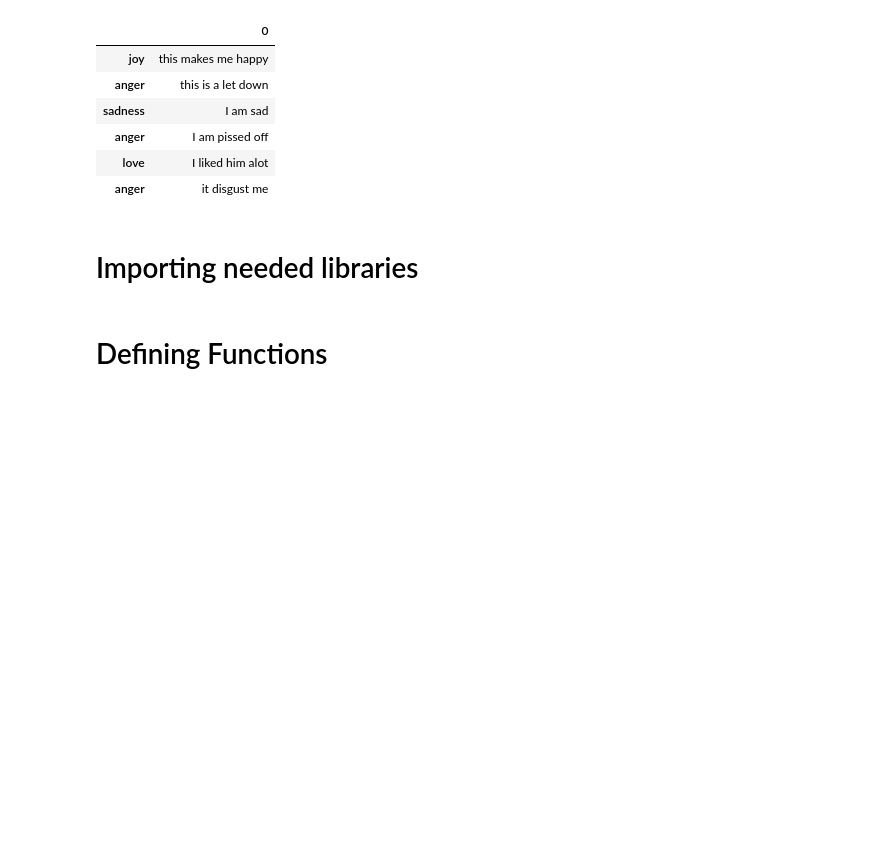
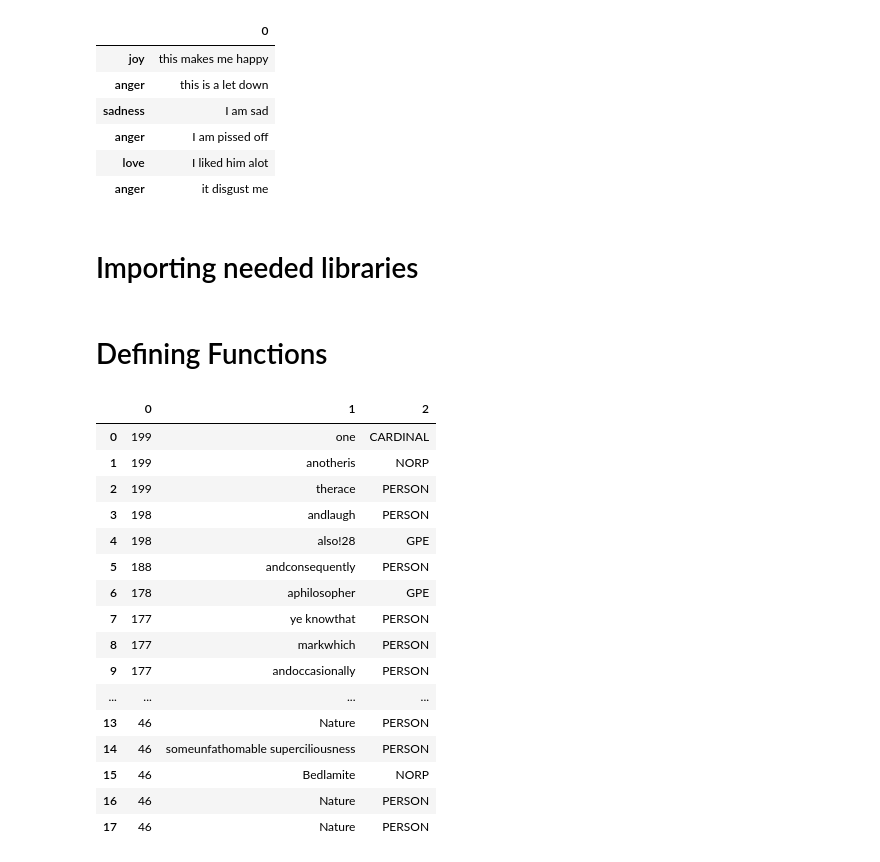
Before and after one commit to KhaldounN/Files-, a Jupyter notebook: FINAL_DSF.ipynb, the cells around one changed output. Saved outputs shown, nothing was run; the diff lists cells and outputs as text; code cells hidden in the pictures; blank space fills up the shorter version.

```diff
--- a/FINAL_DSF.ipynb
+++ b/FINAL_DSF.ipynb
@@ -247,6 +267,63 @@ def Display_emotions(df_emotions , booktitle = 'Book Title'):
         'yanchor': 'top'})
 
   fig.show()
+
+def Analyze_entities(Senteces):
+  df_ent = pd.DataFrame((np.zeros((100,int(len(sentences))))))
+  df_ents = pd.DataFrame((np.zeros((3,int(len(sentences))))))
+  l = []
+  for i , sentence in enumerate(sentences):
+    doc = nlp_md(sentence)
+    df_ent[i].update(doc.ents)
+  for  j , raw in df_ent.iteritems():
+    for i , item in enumerate(raw):
+      item2 = item
+      if str(item2) != '0.0':
+        l = [j , item.text , item.label_]
+        df_ents[i].update(l)
+  df_ents = df_ents.T
+  df_ents = df_ents[df_ents[1] != 0]
+  return df_ents
+# %%
+nlp_md = spacy.load('en_core_web_md')
 # %%
  sentences = Load_book('/content/Beyond good and Evil.txt')
- sentences = sentences
+
+ sentences = sentences[:200]
+# %%
+def Analyze_entities(Senteces):
+  df_ent = pd.DataFrame((np.zeros((100,int(len(sentences))))))
+  df_ents = pd.DataFrame((np.zeros((3,int(len(sentences))))))
+  l = []
+  for i , sentence in enumerate(sentences):
+    doc = nlp_md(sentence)
+    df_ent[i].update(doc.ents)
+  for  j , raw in df_ent.iteritems():
+    for i , item in enumerate(raw):
+      item2 = item
+      if str(item2) != '0.0':
+        l = [j , item.text , item.label_]
+        df_ents[i].update(l)
+  df_ents = df_ents.T
+  df_ents = df_ents[df_ents[1] != 0]
+  return df_ents
+# %%
+Analyze_entities(sentences)
+# %% [output]
+|  | 0 | 1 | 2 |
+| 0 | 199 | one | CARDINAL |
+| 1 | 199 | anotheris | NORP |
+| 2 | 199 | therace | PERSON |
+| 3 | 198 | andlaugh | PERSON |
+| 4 | 198 | also!28 | GPE |
+| 5 | 188 | andconsequently | PERSON |
+| 6 | 178 | aphilosopher | GPE |
+| 7 | 177 | ye knowthat | PERSON |
+| 8 | 177 | markwhich | PERSON |
+| 9 | 177 | andoccasionally | PERSON |
+| ... | ... | ... | ... |
+| 13 | 46 | Nature | PERSON |
+| 14 | 46 | someunfathomable superciliousness | PERSON |
+| 15 | 46 | Bedlamite | NORP |
+| 16 | 46 | Nature | PERSON |
+| 17 | 46 | Nature | PERSON |
```
Also changed, not shown: parts of 10 cells of this notebook.
